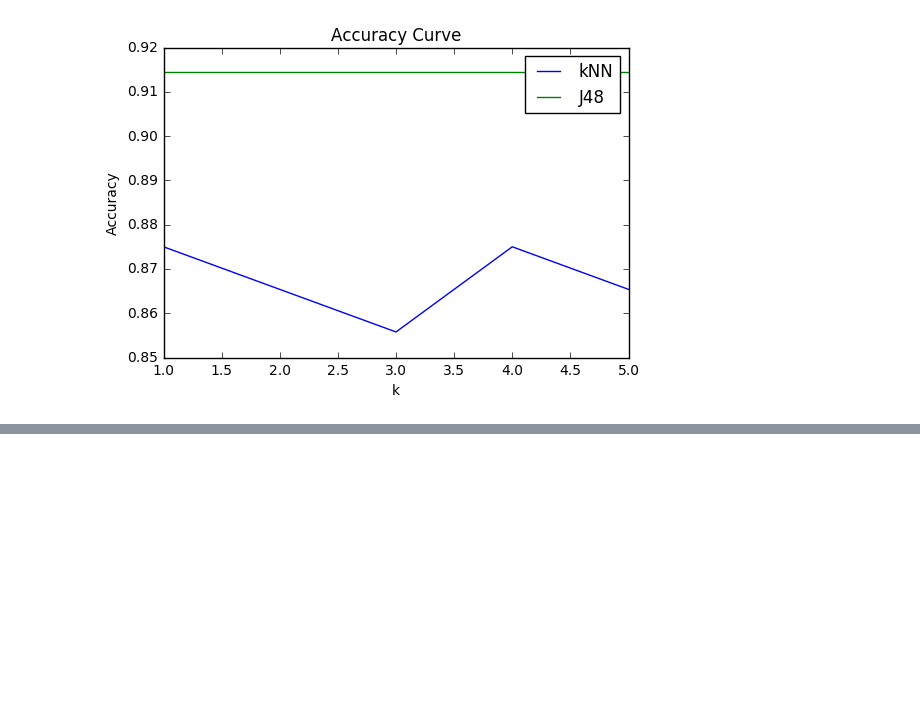
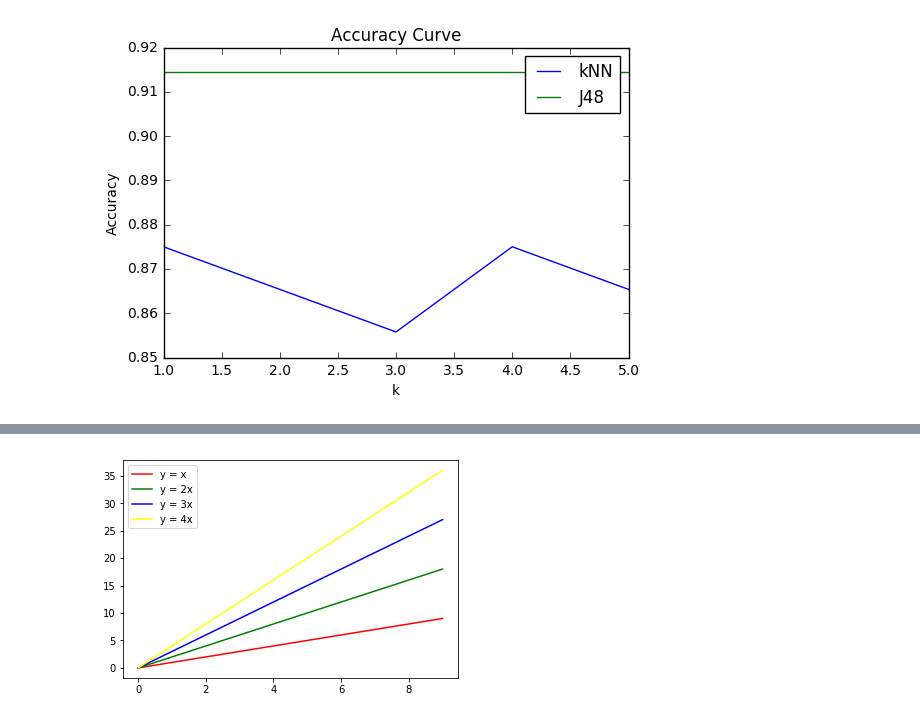
Before and after one commit to gtatiya/Python-Programming, a Jupyter notebook: Matplotlib API/pyplot.ipynb, the cells around one changed output, grey strips where cells are left out. Drawn from its saved outputs; the diff is of its cells as text; code cells hidden in the pictures; blank space fills up the shorter version.

```diff
--- a/Matplotlib API/pyplot.ipynb
+++ b/Matplotlib API/pyplot.ipynb
@@ -57,0 +62,17 @@ plt.show()
+# %%
+# https://stackoverflow.com/a/4805456/7448860
+
+x = np.arange(10)
+
+plt.gca().set_color_cycle(['red', 'green', 'blue', 'yellow'])
+
+plt.plot(x, x)
+plt.plot(x, 2 * x)
+plt.plot(x, 3 * x)
+plt.plot(x, 4 * x)
+
+plt.legend(['y = x', 'y = 2x', 'y = 3x', 'y = 4x'], loc='upper left')
+
+plt.show()
+# %% [output]
+[figure, added]
```
Also changed, not shown: parts of 5 cells of this notebook, 12 other files.
